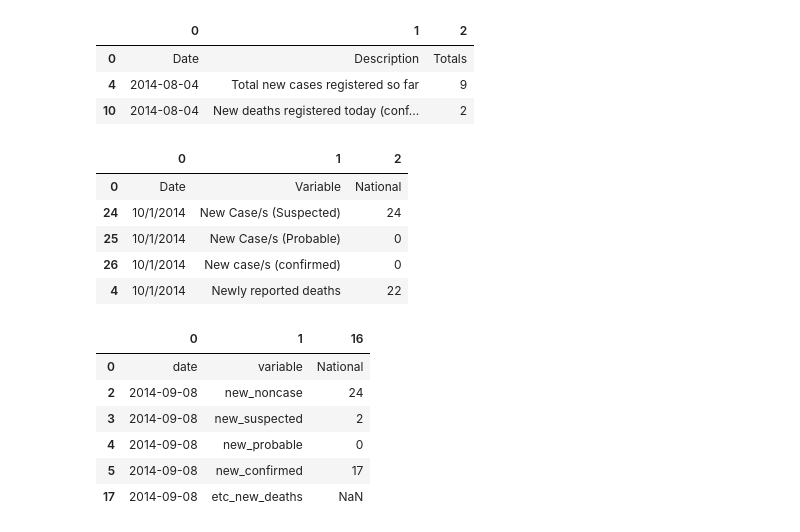
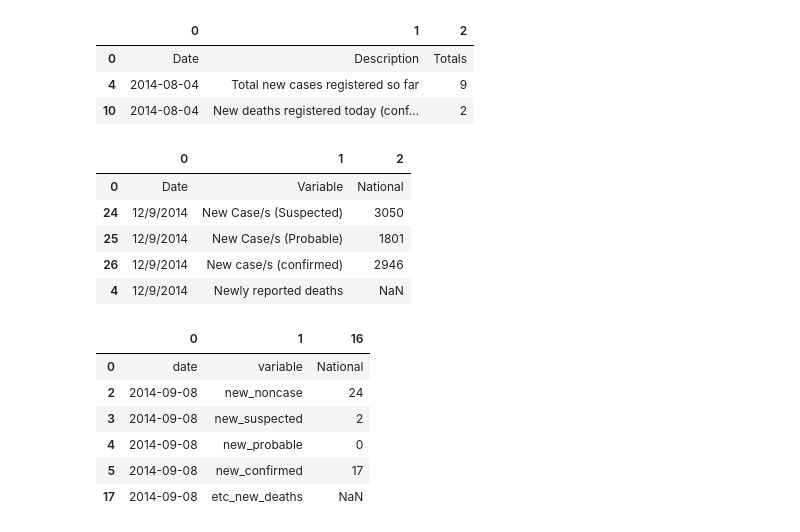
Before and after one commit to AgatheVkc/ada_homework, a Jupyter notebook: 02 - Intro to Pandas/Intro to Pandas.ipynb, the cells around one changed output. Cells and saved outputs as stored; diff of their text form; code cells hidden in the pictures.

```diff
--- a/02 - Intro to Pandas/Intro to Pandas.ipynb
+++ b/02 - Intro to Pandas/Intro to Pandas.ipynb
@@ -2440,28 +2440,28 @@ ebola_data_guinea_test()
 # %%
 def ebola_data_liberia(ebola_frame,ebola_data):
     """
        Extracts the data in the ebola_data,formatted from the Guinea data file and stores them into the ebola_frame
 
        The ebola_data.loc[4,0] is the current date, that will be used as an index.
        The ebola_data.loc[(24,25,26),2] is the number of new cases.
        The ebola_data.loc[4,2] is the number of deaths.
    """
     ebola_cases = float(ebola_data.loc[24,2]) + float(ebola_data.loc[25,2]) + float(ebola_data.loc[26,2])
     ebola_frame.loc[parser.parse(ebola_data.loc[4,0]), country[1]]=[ebola_cases,ebola_data.loc[4,2]]
 
 
 def ebola_data_liberia_test():
-    ebola_data = pd.read_csv("Data/ebola/liberia_data/2014-10-01-v139.csv", header = None)
+    ebola_data = pd.read_csv("Data/ebola/liberia_data/2014-12-09.csv", header = None)
     return  ebola_data.loc[(0,24,25,26,4),(0,1,2)]
 
 ebola_data_liberia_test()
 # %% [output]
 |  | 0 | 1 | 2 |
 | 0 | Date | Variable | National |
-| 24 | 10/1/2014 | New Case/s (Suspected) | 24 |
-| 25 | 10/1/2014 | New Case/s (Probable) | 0 |
-| 26 | 10/1/2014 | New case/s (confirmed) | 0 |
-| 4 | 10/1/2014 | Newly reported deaths | 22 |
+| 24 | 12/9/2014 | New Case/s (Suspected) | 3050 |
+| 25 | 12/9/2014 | New Case/s (Probable) | 1801 |
+| 26 | 12/9/2014 | New case/s (confirmed) | 2946 |
+| 4 | 12/9/2014 | Newly reported deaths | NaN |
 # %%
 def ebola_data_sl(ebola_frame,ebola_data):
     """
```
Also changed, not shown: parts of 4 cells of this notebook, 2 other files.
